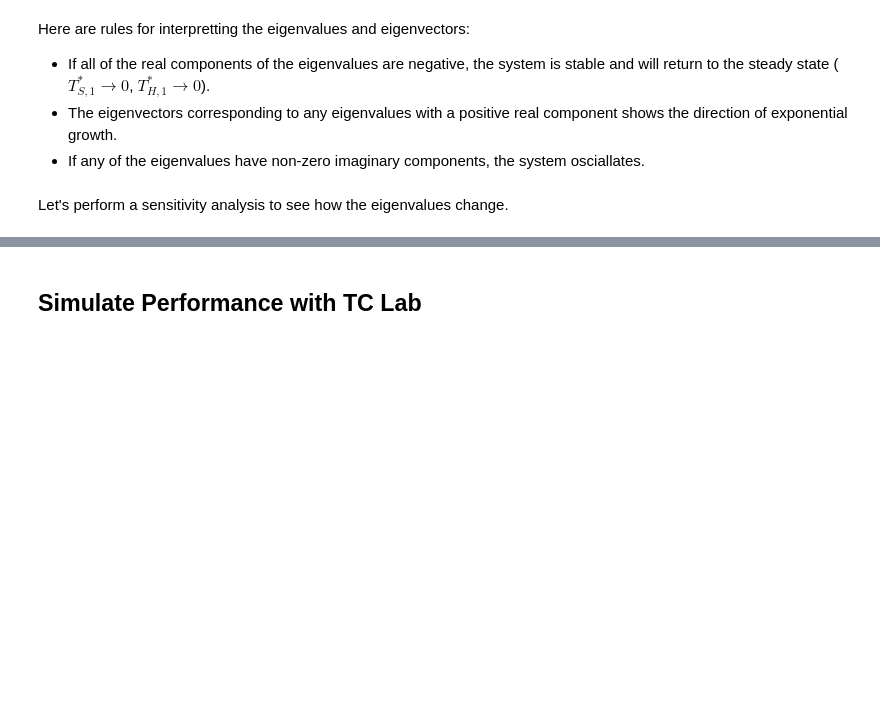
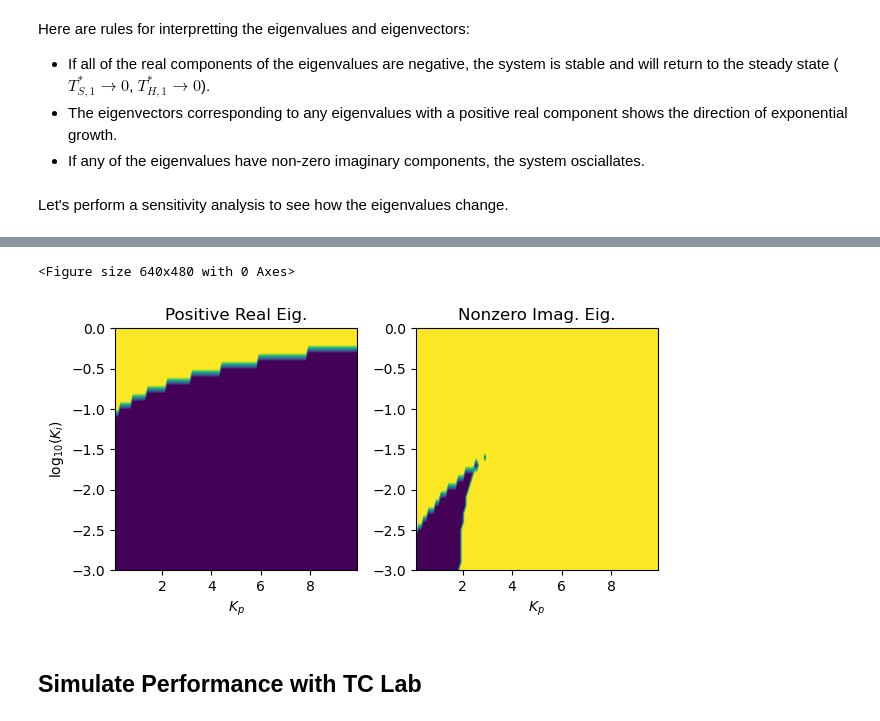
Before and after one commit to jckantor/cbe30338-book, a Jupyter notebook: tclab/04-TCLab-PI-Controller-Analysis.ipynb, the cells around one changed output, grey strips where cells are left out. Cells and saved outputs as stored; diff of their text form; code cells hidden in the pictures; blank space fills up the shorter version.

```diff
--- a/tclab/04-TCLab-PI-Controller-Analysis.ipynb
+++ b/tclab/04-TCLab-PI-Controller-Analysis.ipynb
@@ -202,24 +165,3 @@ Here are rules for interpretting the eigenvalues and eigenvectors:
 * If any of the eigenvalues have non-zero imaginary components, the system osciallates.
 # %% [markdown]
 Let's perform a sensitivity analysis to see how the eigenvalues change.
-# %%
-Kp_range = np.arange(0.1,10,0.1)
-n = len(Kp_range)
-eig_values = np.zeros((n,2), dtype=complex)
-
-for i,kp in enumerate(Kp_range):
-    eig_values[i,:] = calc_eig(kp, verbose=False)[:]
-
-plt.figure()
-plt.plot(Kp_range, np.real(eig_values))
-plt.xlabel("$K_p$")
-plt.ylabel("real($\lambda_i$)")
-plt.legend(['$\lambda_1$','$\lambda_2$'])
-plt.grid()
-
-plt.figure()
-plt.plot(Kp_range, np.imag(eig_values))
-plt.xlabel("$K_p$")
-plt.ylabel("imag($\lambda_i$)")
-plt.legend(['$\lambda_1$','$\lambda_2$'])
-plt.grid()
@@ -242,3 +219,26 @@ array([-0.0299205 +0.j, -0.02297615+0.j])
+# %%
+plt.figure()
+fig, axs = plt.subplots(1,2)
+
+axs[0].set_box_aspect(1)
+cs = axs[0].contourf(xv,yv,positive_real_eig, levels=100)
+#cbar = plt.colorbar(cs)
+axs[0].set_xlabel('$K_p$')
+axs[0].set_ylabel('log$_{10}$($K_i$)')
+axs[0].set_title('Positive Real Eig.')
+
+axs[1].set_box_aspect(1)
+cs = axs[1].contourf(xv,yv,nonzero_imag_eig, levels=100)
+#cbar = plt.colorbar(cs)
+axs[1].set_xlabel('$K_p$')
+#axs[1].set_ylabel('log$_{10}$($K_i$)')
+axs[1].set_title('Nonzero Imag. Eig.')
+
+plt.tight_layout()
+plt.show()
+# %% [output]
+<Figure size 640x480 with 0 Axes>
+[figure, added]
 # %% [markdown]
 ## Simulate Performance with TC Lab
 # %%
```
Also changed, not shown: parts of 24 cells of this notebook, 1 other file.
